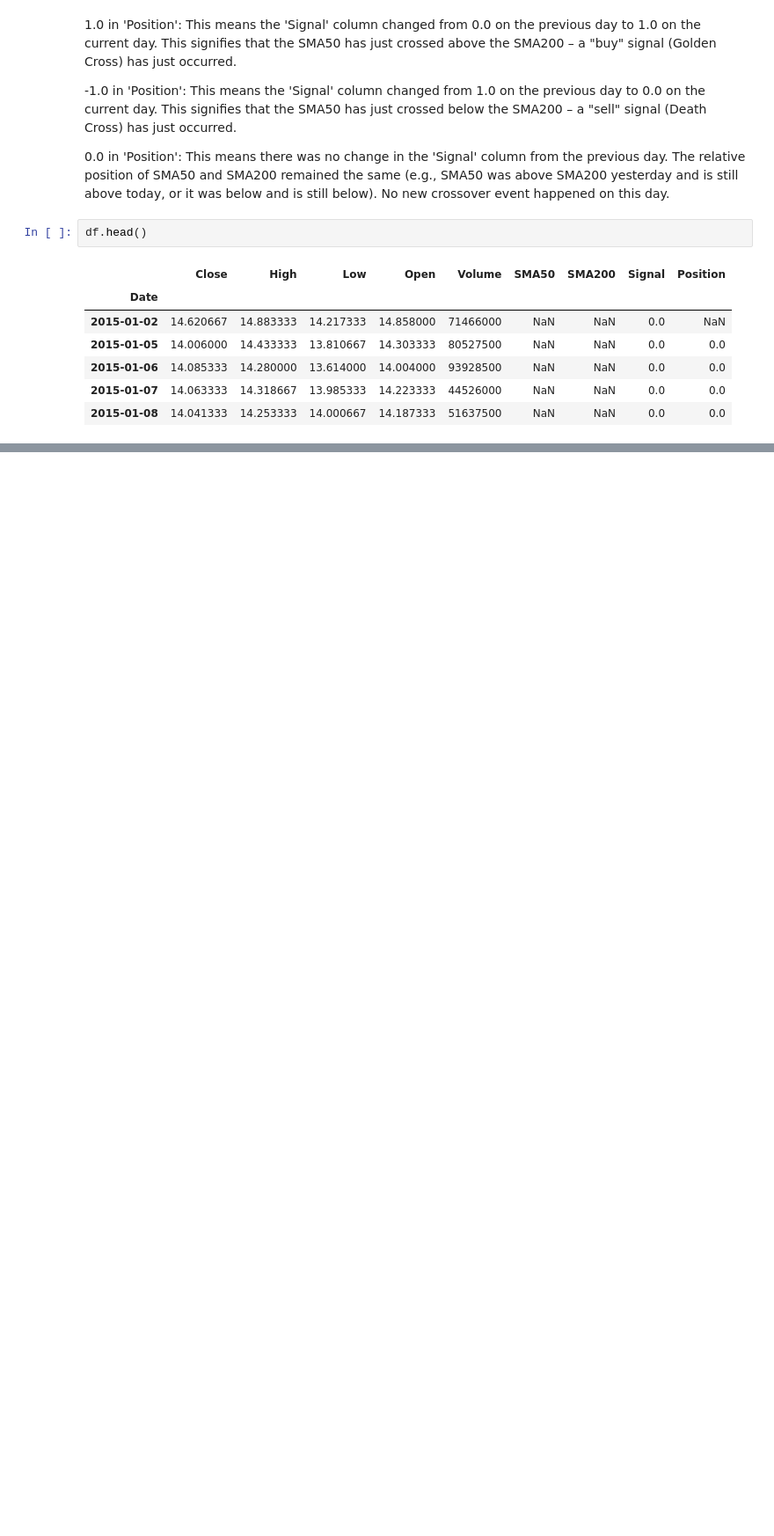
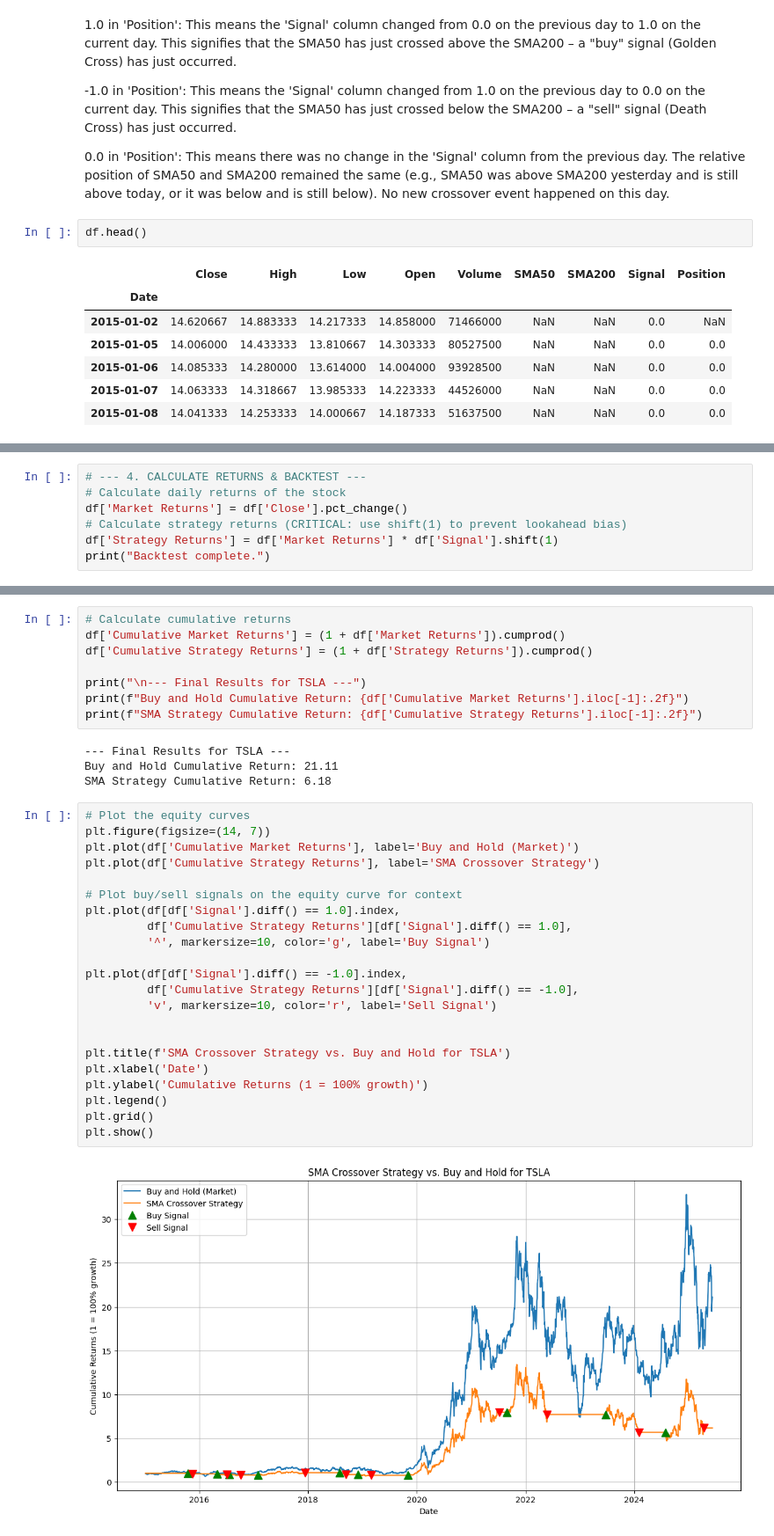
Before and after one commit to subhanu-dev/quant_finance, a Jupyter notebook: tsla_stock.ipynb, the cells around one changed output, grey strips where cells are left out. Shown at 88% size. Drawn from its saved outputs; the diff is of its cells as text; blank space fills up the shorter version.

```diff
--- a/tsla_stock.ipynb
+++ b/tsla_stock.ipynb
@@ -220,3 +220,10 @@ df[df['Position'] != 0].head(10)
 | 2017-01-31 | 16.795334 | 17.059334 | 16.513332 | 16.615999 | 61741500 | 14.283027 | 14.280353 | 1.0 | 1.0 |
 | 2017-12-12 | 22.735332 | 22.762667 | 22.002001 | 22.030001 | 130998000 | 21.707373 | 21.721550 | 0.0 | -1.0 |
 | 2018-08-02 | 23.302668 | 23.332666 | 21.544001 | 21.896000 | 348225000 | 21.260587 | 21.173040 | 1.0 | 1.0 |
+# %%
+# --- 4. CALCULATE RETURNS & BACKTEST ---
+# Calculate daily returns of the stock
+df['Market Returns'] = df['Close'].pct_change()
+# Calculate strategy returns (CRITICAL: use shift(1) to prevent lookahead bias)
+df['Strategy Returns'] = df['Market Returns'] * df['Signal'].shift(1)
+print("Backtest complete.")
@@ -222,0 +251,36 @@ df[df['Position'] != 0].head(10)
+# %%
+# Calculate cumulative returns
+df['Cumulative Market Returns'] = (1 + df['Market Returns']).cumprod()
+df['Cumulative Strategy Returns'] = (1 + df['Strategy Returns']).cumprod()
+
+print("\n--- Final Results for TSLA ---")
+print(f"Buy and Hold Cumulative Return: {df['Cumulative Market Returns'].iloc[-1]:.2f}")
+print(f"SMA Strategy Cumulative Return: {df['Cumulative Strategy Returns'].iloc[-1]:.2f}")
+# %% [output]
+--- Final Results for TSLA ---
+Buy and Hold Cumulative Return: 21.11
+SMA Strategy Cumulative Return: 6.18
+# %%
+# Plot the equity curves
+plt.figure(figsize=(14, 7))
+plt.plot(df['Cumulative Market Returns'], label='Buy and Hold (Market)')
+plt.plot(df['Cumulative Strategy Returns'], label='SMA Crossover Strategy')
+
+# Plot buy/sell signals on the equity curve for context
+plt.plot(df[df['Signal'].diff() == 1.0].index,
+         df['Cumulative Strategy Returns'][df['Signal'].diff() == 1.0],
+         '^', markersize=10, color='g', label='Buy Signal')
+
+plt.plot(df[df['Signal'].diff() == -1.0].index,
+         df['Cumulative Strategy Returns'][df['Signal'].diff() == -1.0],
+         'v', markersize=10, color='r', label='Sell Signal')
+
+
+plt.title(f'SMA Crossover Strategy vs. Buy and Hold for TSLA')
+plt.xlabel('Date')
+plt.ylabel('Cumulative Returns (1 = 100% growth)')
+plt.legend()
+plt.grid()
+plt.show()
+# %% [output]
+[figure, added]
```
Also changed, not shown: parts of 9 cells of this notebook, 2 other files.
